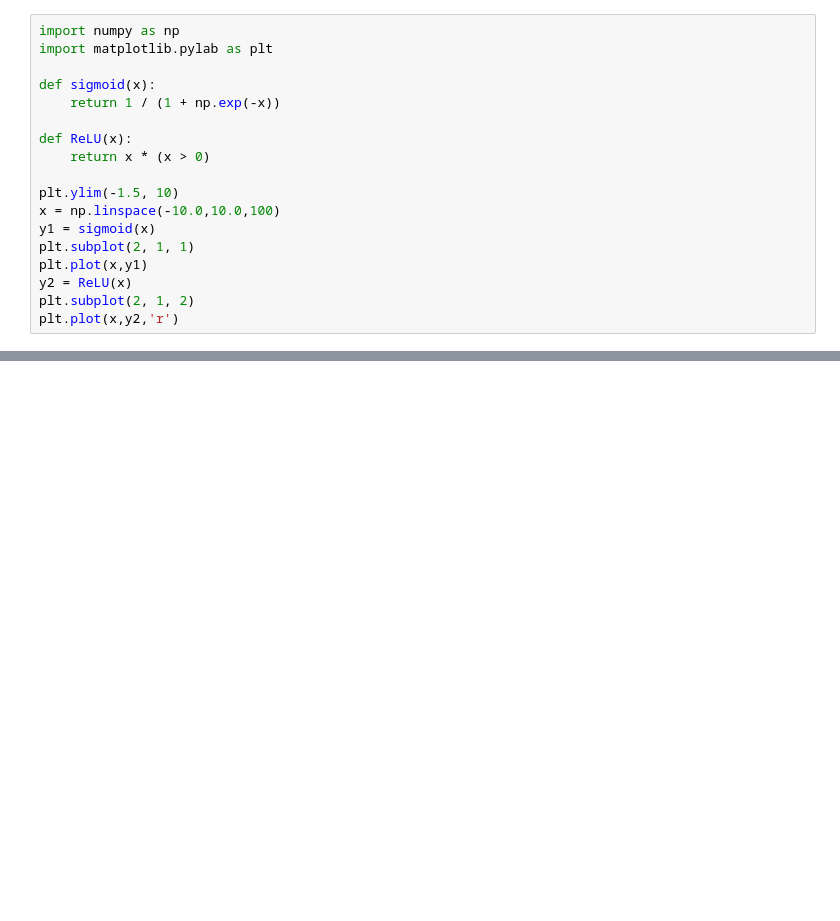
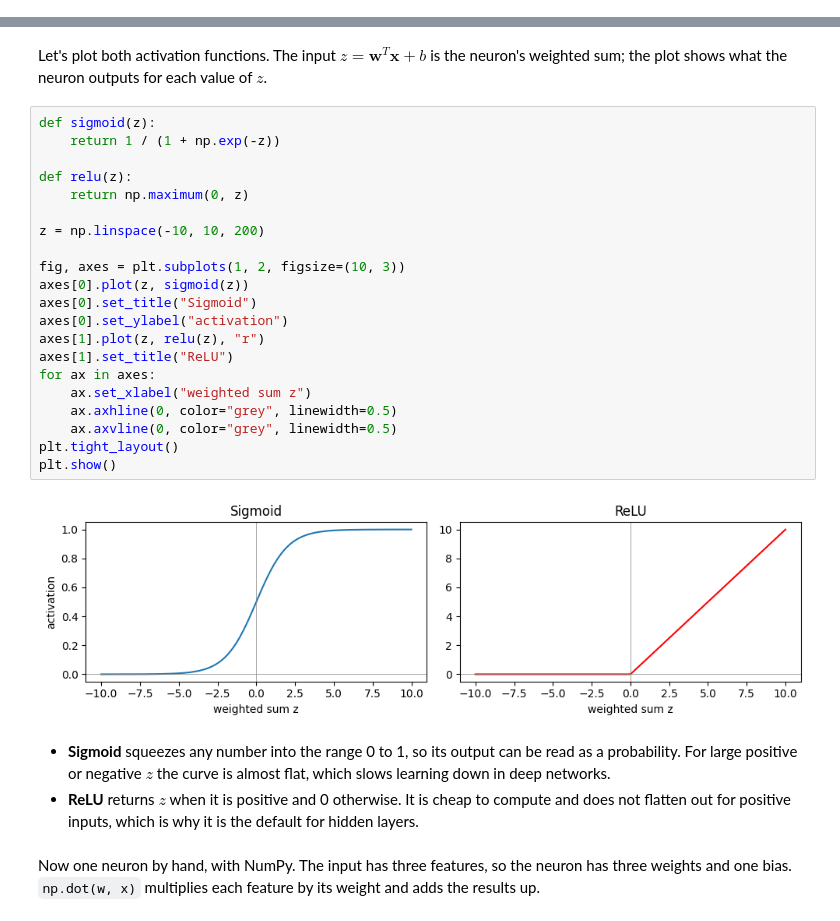
Before and after one commit to dsml-bootcamp-1/nbs-5-master, a Jupyter notebook: s-507/1. Deep Learning 0.ipynb, the cells around one changed output, grey strips where cells are left out. Drawn from its saved outputs; the diff is of its cells as text; blank space fills up the shorter version.

```diff
--- a/s-507/1. Deep Learning 0.ipynb
+++ b/s-507/1. Deep Learning 0.ipynb
@@ -25,18 +0,0 @@ Regarding the non-linear function, historically the most common one was the Sigm
-# %%
-import numpy as np
-import matplotlib.pylab as plt
-
-def sigmoid(x):
-    return 1 / (1 + np.exp(-x))
-
-def ReLU(x):
-    return x * (x > 0)
-
-plt.ylim(-1.5, 10)
-x = np.linspace(-10.0,10.0,100)
-y1 = sigmoid(x)
-plt.subplot(2, 1, 1)
-plt.plot(x,y1)
-y2 = ReLU(x)
-plt.subplot(2, 1, 2)
-plt.plot(x,y2,'r')
@@ -394,0 +89,30 @@ $$ w = w - \frac{\alpha}{\sqrt{c}} $$
+# %% [markdown]
+Let's plot both activation functions. The input $z = \mathbf{w}^T \mathbf{x} + b$ is the neuron's weighted sum; the plot shows what the neuron outputs for each value of $z$.
+# %%
+def sigmoid(z):
+    return 1 / (1 + np.exp(-z))
+
+def relu(z):
+    return np.maximum(0, z)
+
+z = np.linspace(-10, 10, 200)
+
+fig, axes = plt.subplots(1, 2, figsize=(10, 3))
+axes[0].plot(z, sigmoid(z))
+axes[0].set_title("Sigmoid")
+axes[0].set_ylabel("activation")
+axes[1].plot(z, relu(z), "r")
+axes[1].set_title("ReLU")
+for ax in axes:
+    ax.set_xlabel("weighted sum z")
+    ax.axhline(0, color="grey", linewidth=0.5)
+    ax.axvline(0, color="grey", linewidth=0.5)
+plt.tight_layout()
+plt.show()
+# %% [output]
+[figure, added]
+# %% [markdown]
++ **Sigmoid** squeezes any number into the range 0 to 1, so its output can be read as a probability. For large positive or negative $z$ the curve is almost flat, which slows learning down in deep networks.
++ **ReLU** returns $z$ when it is positive and 0 otherwise. It is cheap to compute and does not flatten out for positive inputs, which is why it is the default for hidden layers.
+# %% [markdown]
+Now one neuron by hand, with NumPy. The input has three features, so the neuron has three weights and one bias. `np.dot(w, x)` multiplies each feature by its weight and adds the results up.
```
Also changed, not shown: parts of 78 cells of this notebook, 6 other files.
